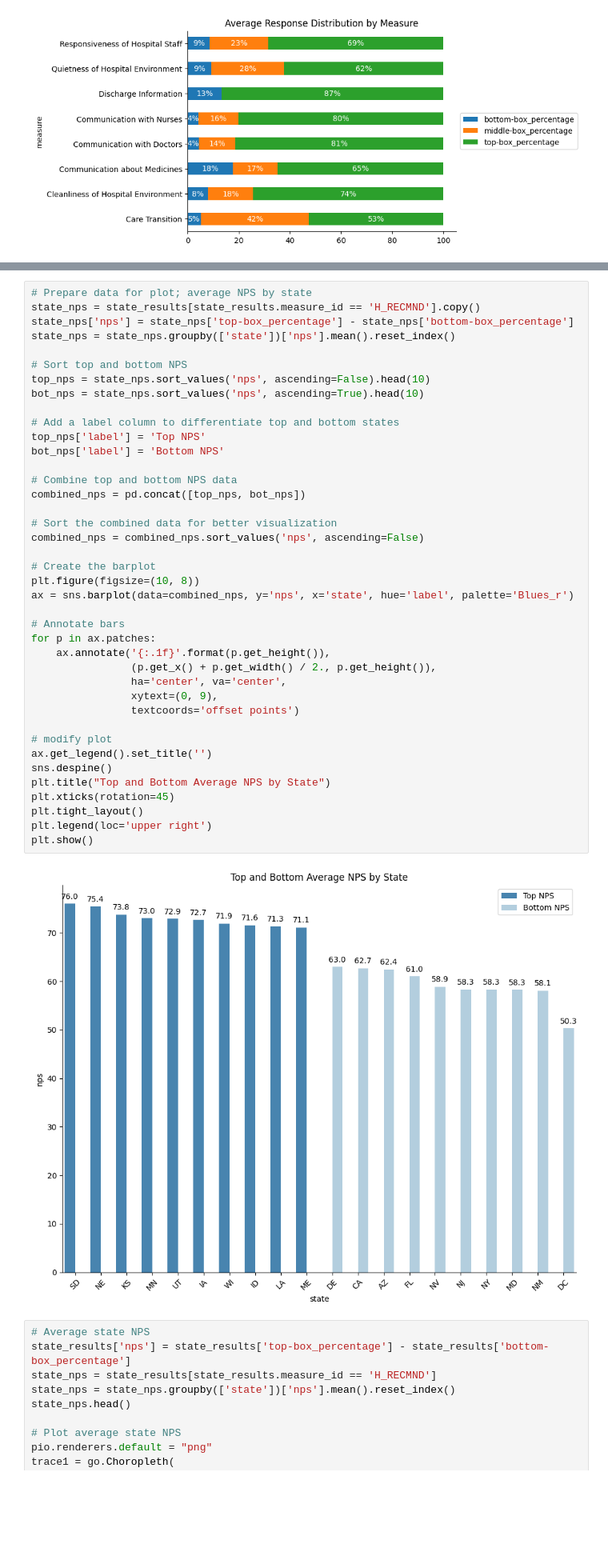
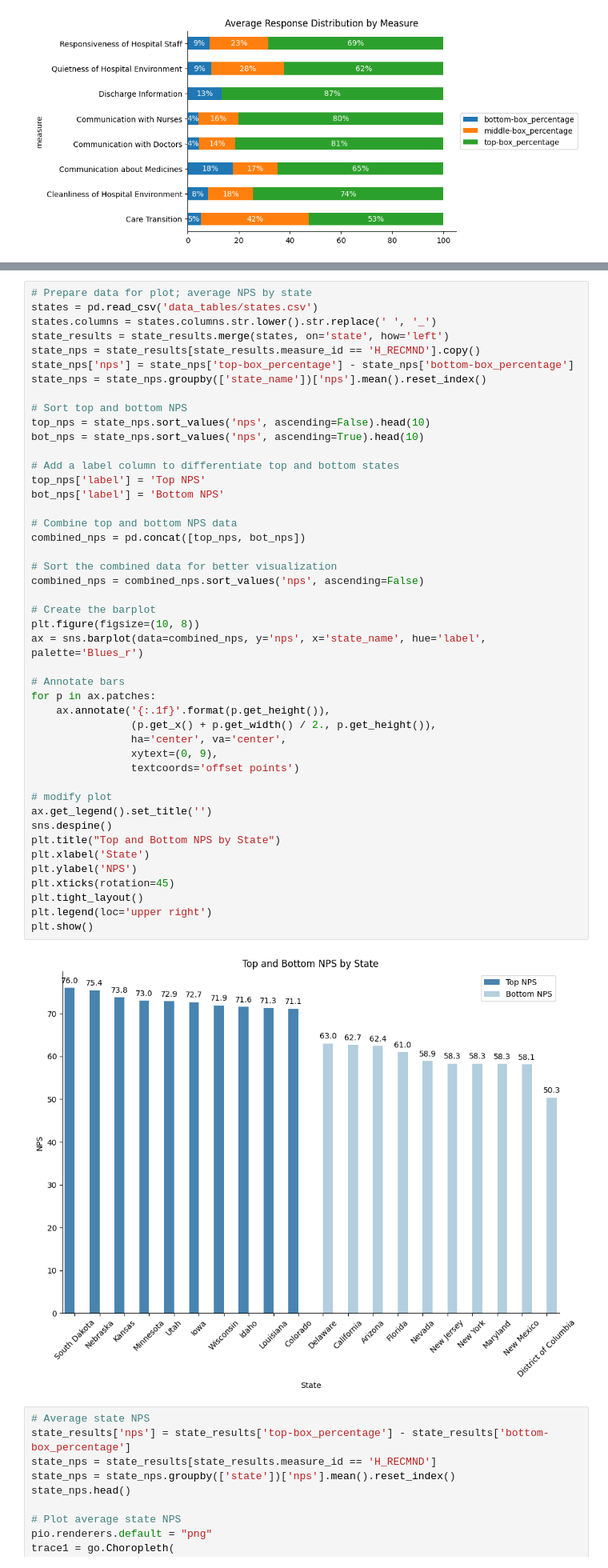
Before and after one commit to andyguo0228/maven_healthcare, a Jupyter notebook: maven_health.ipynb, the cells around one changed output, grey strips where cells are left out. Shown: that part at 80% size. Saved outputs shown, nothing was run; the diff lists cells and outputs as text; blank space fills up the shorter version.

```diff
--- a/maven_health.ipynb
+++ b/maven_health.ipynb
@@ -233,8 +221,11 @@ state_nps
 # %%
 # Prepare data for plot; average NPS by state
+states = pd.read_csv('data_tables/states.csv')
+states.columns = states.columns.str.lower().str.replace(' ', '_')
+state_results = state_results.merge(states, on='state', how='left')
 state_nps = state_results[state_results.measure_id == 'H_RECMND'].copy()
 state_nps['nps'] = state_nps['top-box_percentage'] - state_nps['bottom-box_percentage']
-state_nps = state_nps.groupby(['state'])['nps'].mean().reset_index()
+state_nps = state_nps.groupby(['state_name'])['nps'].mean().reset_index()
 
 # Sort top and bottom NPS
 top_nps = state_nps.sort_values('nps', ascending=False).head(10)
@@ -242,36 +233,38 @@ bot_nps = state_nps.sort_values('nps', ascending=True).head(10)
 
 # Add a label column to differentiate top and bottom states
 top_nps['label'] = 'Top NPS'
 bot_nps['label'] = 'Bottom NPS'
 
 # Combine top and bottom NPS data
 combined_nps = pd.concat([top_nps, bot_nps])
 
 # Sort the combined data for better visualization
 combined_nps = combined_nps.sort_values('nps', ascending=False)
 
 # Create the barplot
 plt.figure(figsize=(10, 8))
-ax = sns.barplot(data=combined_nps, y='nps', x='state', hue='label', palette='Blues_r')
+ax = sns.barplot(data=combined_nps, y='nps', x='state_name', hue='label', palette='Blues_r')
 
 # Annotate bars
 for p in ax.patches:
     ax.annotate('{:.1f}'.format(p.get_height()),
                 (p.get_x() + p.get_width() / 2., p.get_height()),
                 ha='center', va='center',
                 xytext=(0, 9),
                 textcoords='offset points')
 
 # modify plot
 ax.get_legend().set_title('')
 sns.despine()
-plt.title("Top and Bottom Average NPS by State")
+plt.title("Top and Bottom NPS by State")
+plt.xlabel('State')
+plt.ylabel('NPS')
 plt.xticks(rotation=45)
 plt.tight_layout()
 plt.legend(loc='upper right')
 plt.show()
 # %% [output]
-[figure, old version]
+[figure, new version]
 # %%
 # Average state NPS
 state_results['nps'] = state_results['top-box_percentage'] - state_results['bottom-box_percentage']
```
Also changed, not shown: parts of 8 cells of this notebook, 1 other file.
